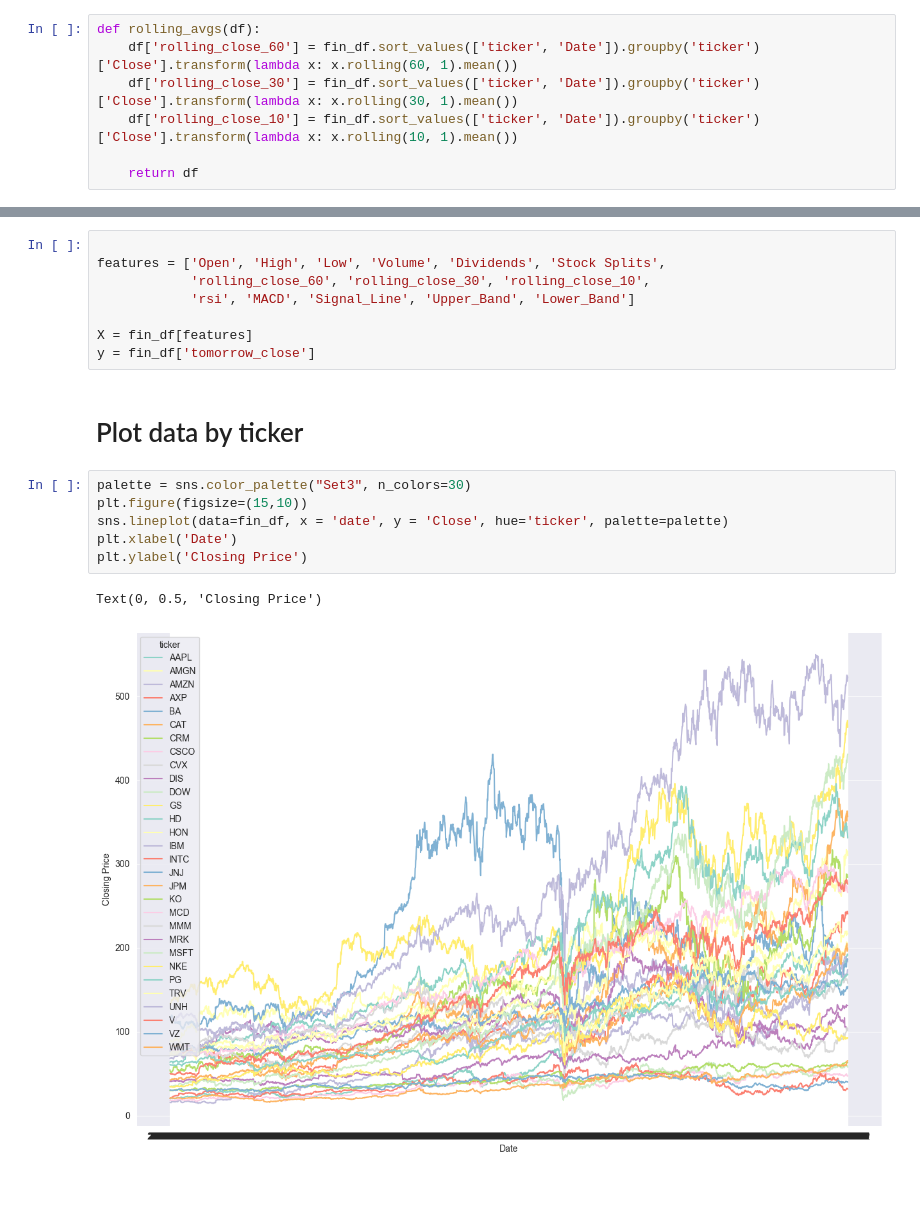
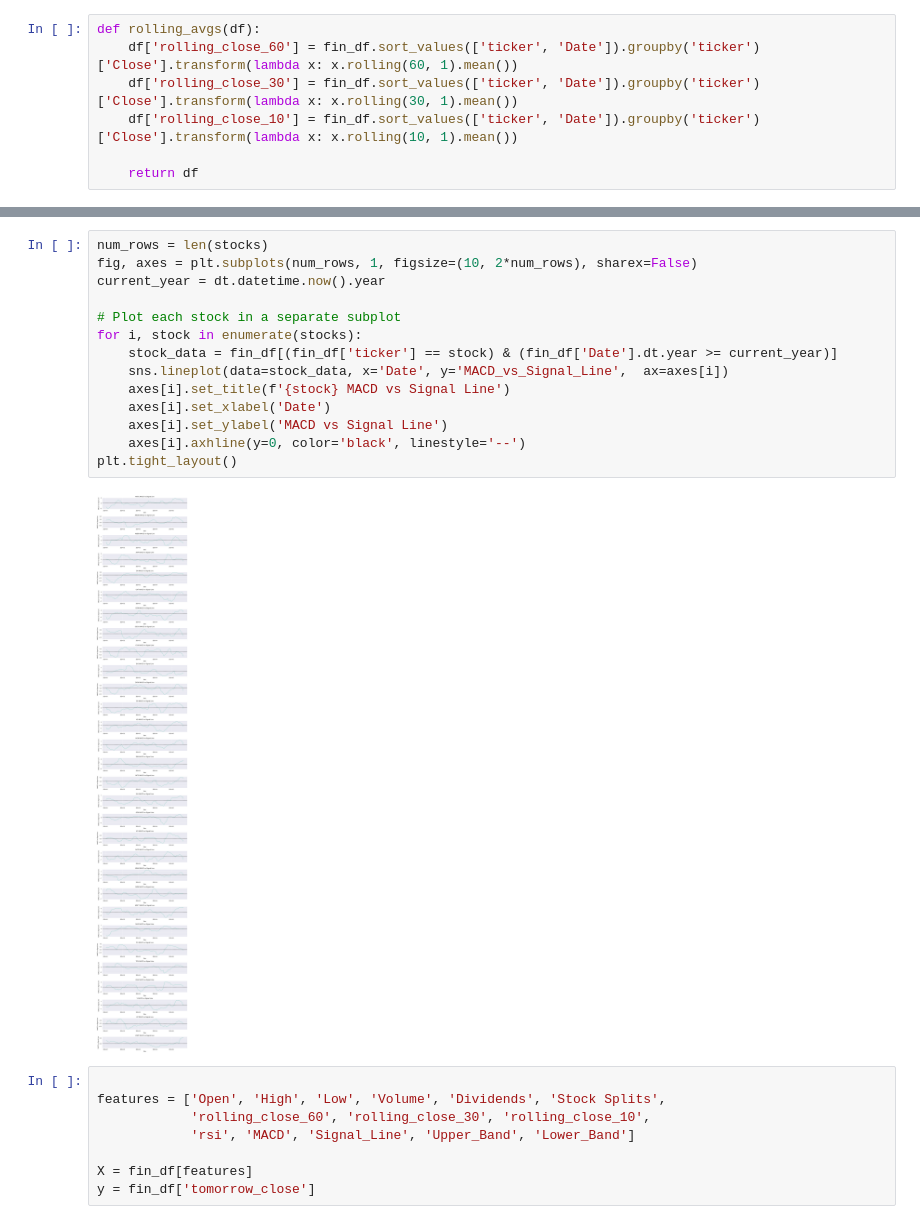
Before and after one commit to laffer-ryan/InvestmentApp, a Jupyter notebook: finance_eda.ipynb, the cells around one changed output, grey strips where cells are left out. Drawn from its saved outputs; the diff is of its cells as text; blank space fills up the shorter version.

```diff
--- a/finance_eda.ipynb
+++ b/finance_eda.ipynb
@@ -140,3 +179,19 @@ fin_df = fin_df.dropna(subset=['tomorrow_close'])
+# %%
+num_rows = len(stocks)
+fig, axes = plt.subplots(num_rows, 1, figsize=(10, 2*num_rows), sharex=False)
+current_year = dt.datetime.now().year
+
+# Plot each stock in a separate subplot
+for i, stock in enumerate(stocks):
+    stock_data = fin_df[(fin_df['ticker'] == stock) & (fin_df['Date'].dt.year >= current_year)]
+    sns.lineplot(data=stock_data, x='Date', y='MACD_vs_Signal_Line',  ax=axes[i])
+    axes[i].set_title(f'{stock} MACD vs Signal Line')
+    axes[i].set_xlabel('Date')
+    axes[i].set_ylabel('MACD vs Signal Line')
+    axes[i].axhline(y=0, color='black', linestyle='--')
+plt.tight_layout()
+# %% [output]
+[figure, added]
 # %%
 
 features = ['Open', 'High', 'Low', 'Volume', 'Dividends', 'Stock Splits',
@@ -145,14 +200,3 @@ features = ['Open', 'High', 'Low', 'Volume', 'Dividends', 'Stock Splits',
 
 X = fin_df[features]
 y = fin_df['tomorrow_close']
-# %% [markdown]
-# Plot data by ticker
-# %%
-palette = sns.color_palette("Set3", n_colors=30)
-plt.figure(figsize=(15,10))
-sns.lineplot(data=fin_df, x = 'date', y = 'Close', hue='ticker', palette=palette)
-plt.xlabel('Date')
-plt.ylabel('Closing Price')
-# %% [output]
-Text(0, 0.5, 'Closing Price')
-[figure, removed]
```
Also changed, not shown: parts of 15 cells of this notebook, 2 other files.
